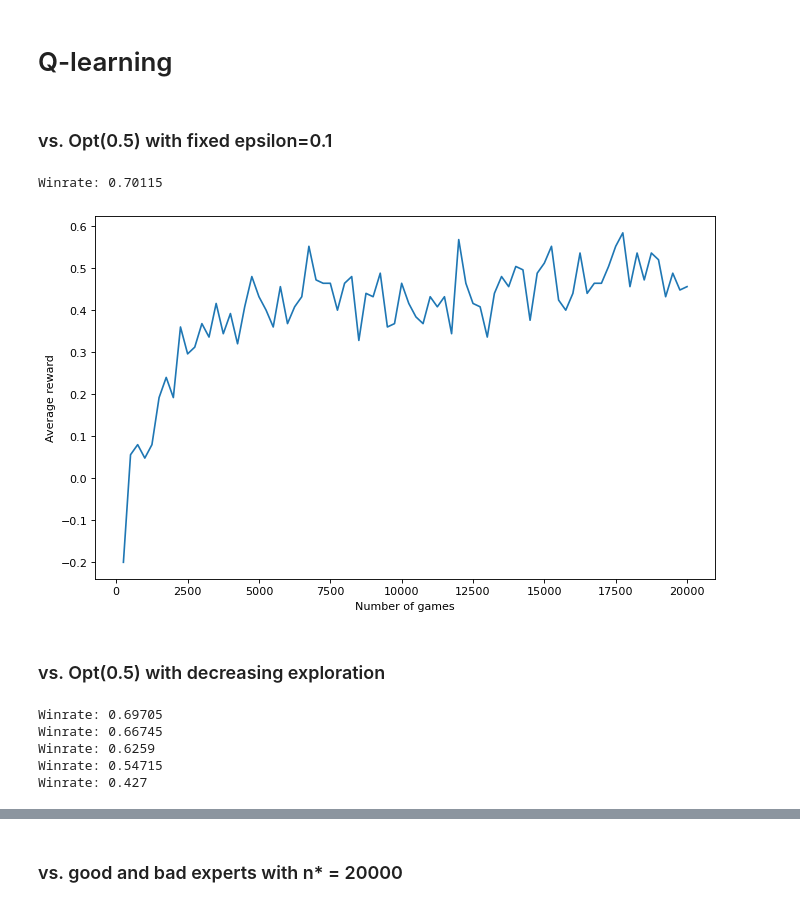
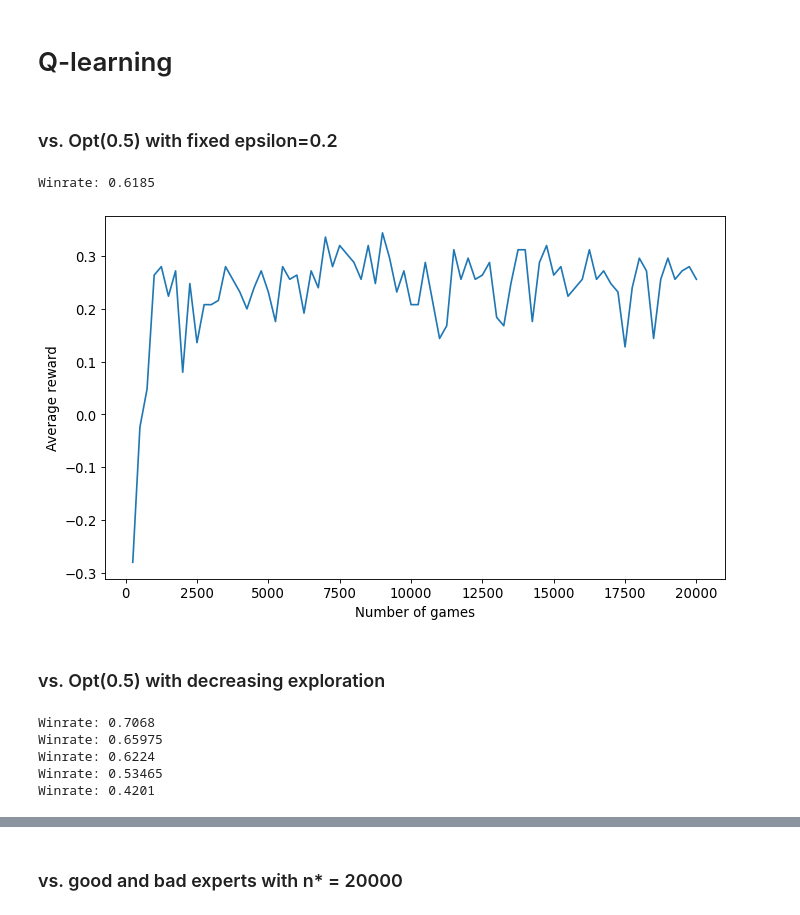
Before and after one commit to bschiehl/MP_nim, a Jupyter notebook: MP_nim_Q_learning.ipynb, the cells around one changed output, grey strips where cells are left out. Drawn from its saved outputs; the diff is of its cells as text; code cells hidden in the pictures.

```diff
--- a/MP_nim_Q_learning.ipynb
+++ b/MP_nim_Q_learning.ipynb
@@ -100,8 +101,8 @@ def playGames(env, player1, player2, decreaseExploration, exploGames=None, numGa
                 if ( (i+1) % 250 == 0):
                     avg_rewards.append(reward_sum / 250)
                     reward_sum = 0
-                    M_opt = calc_M(env, player1, 0)
-                    M_rand = calc_M(env, player1, 1)
+                    M_opt = calc_M(player1, 0)
+                    M_rand = calc_M(player1, 1)
                     M_opts.append(M_opt)
                     M_rands.append(M_rand)
                 break
@@ -151,22 +152,22 @@ def playGamesAgainstItself(env, player1, decreaseExploration, exploGames=None, n
                     player1.update(lastActionState1, lastAction1, newHeaps, -1)
                     player1.update(lastActionState2, lastAction2, newHeaps, 1)
                 if ( (i+1) % 250 == 0):
-                    M_opt = calc_M(env, player1, 0)
-                    M_rand = calc_M(env, player1, 1)
+                    M_opt = calc_M(player1, 0)
+                    M_rand = calc_M(player1, 1)
                     M_opts.append(M_opt)
                     M_rands.append(M_rand)
                 break
 
     return M_opts, M_rands
 
-def calc_M(env, player, epsilon, N=500):
+def calc_M(player, epsilon, N=500):
     player_test = player.copy()
     player_test.player = 0
     player_test.epsilon = 0
     player_opt = OptimalPlayer(epsilon=epsilon, player=1)
     games_won = 0
     for i in range(N):
-        env.reset()
+        env = NimEnv(seed=i)
         while not env.end:
             heaps, _, __ = env.observe()
             if env.current_player == player_opt.player:
@@ -193,20 +194,27 @@ def findMax(df):
     return max_val, argmax_row, argmax_col
 # %%
 env = NimEnv(seed = 10)
+random.seed(0)
+params = {'legend.fontsize': 'large',
+         'axes.labelsize': 'large',
+         'axes.titlesize':'x-large',
+         'xtick.labelsize':'large',
+         'ytick.labelsize':'large'}
+mpl.rcParams.update(params)
 # %% [markdown]
-### vs. Opt(0.5) with fixed epsilon=0.1
+### vs. Opt(0.5) with fixed epsilon=0.2
 # %%
 # Question 1
-player_Q = NimQlearningAgent(player=0, epsilon=0.1)
+player_Q = NimQlearningAgent(player=0, epsilon=0.2)
 player_opt = OptimalPlayer(epsilon=0.5, player=1)
 avg_rewards, M_opts, M_rands = playGames(env, player_Q, player_opt, decreaseExploration=False)
 plt.figure(figsize=(10, 6), dpi=80)
 ax = sns.lineplot(x=list(range(250, 20001, 250)), y=avg_rewards)
 ax.set(ylabel="Average reward", xlabel="Number of games")
 plt.show()
 # %% [output]
-Winrate: 0.70115
+Winrate: 0.6185
-[figure, old version]
+[figure, new version]
 # %% [markdown]
 ### vs. Opt(0.5) with decreasing exploration
 # %%
@@ -224,12 +232,6 @@ avg_rewards, M_opts, M_rands = playGames(env, player_Q_DE, player_opt, decreaseE
 avg_rewardsDE["1"] = avg_rewards
 M_optsDE["1"] = M_opts
 M_randsDE["1"] = M_rands
-
-# player_Q_DE = NimQlearningAgent(player=0)
-# avg_rewards, M_opts, M_rands = playGamesDecreasingExploration(env, player_Q_DE, player_opt, 1000)
-# avg_rewardsDE["1000"] = avg_rewards
-# M_optsDE["1000"] = M_opts
-# M_randsDE["1000"] = M_rands
 
 player_Q_DE = NimQlearningAgent(player=0)
 avg_rewards, M_opts, M_rands = playGames(env, player_Q_DE, player_opt, decreaseExploration=True, exploGames=5000)
@@ -255,11 +257,11 @@ avg_rewardsDE["40000"] = avg_rewards
 M_optsDE["40000"] = M_opts
 M_randsDE["40000"] = M_rands
 # %% [output]
-Winrate: 0.69705
-Winrate: 0.66745
-Winrate: 0.6259
-Winrate: 0.54715
-Winrate: 0.427
+Winrate: 0.7068
+Winrate: 0.65975
+Winrate: 0.6224
+Winrate: 0.53465
+Winrate: 0.4201
 # %%
 # Question 2
 plt.figure(figsize=(12, 8), dpi=80)
```
Also changed, not shown: parts of 24 cells of this notebook, 13 other files.
